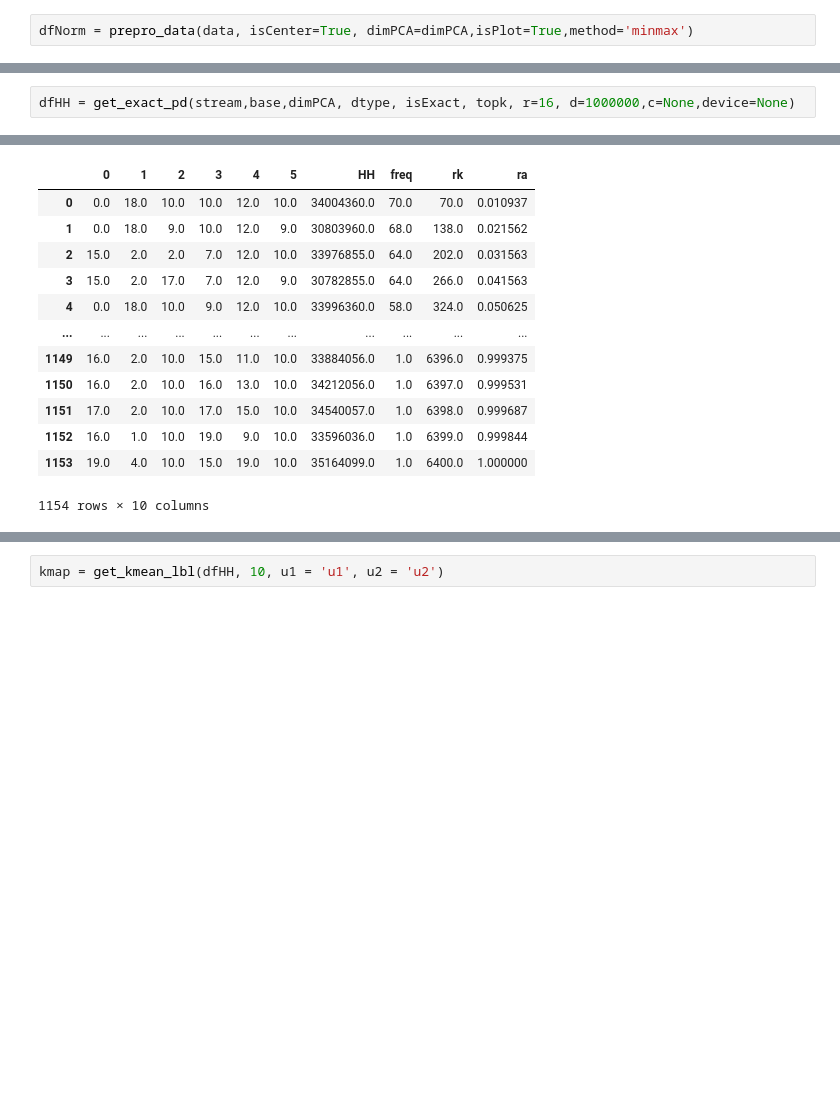
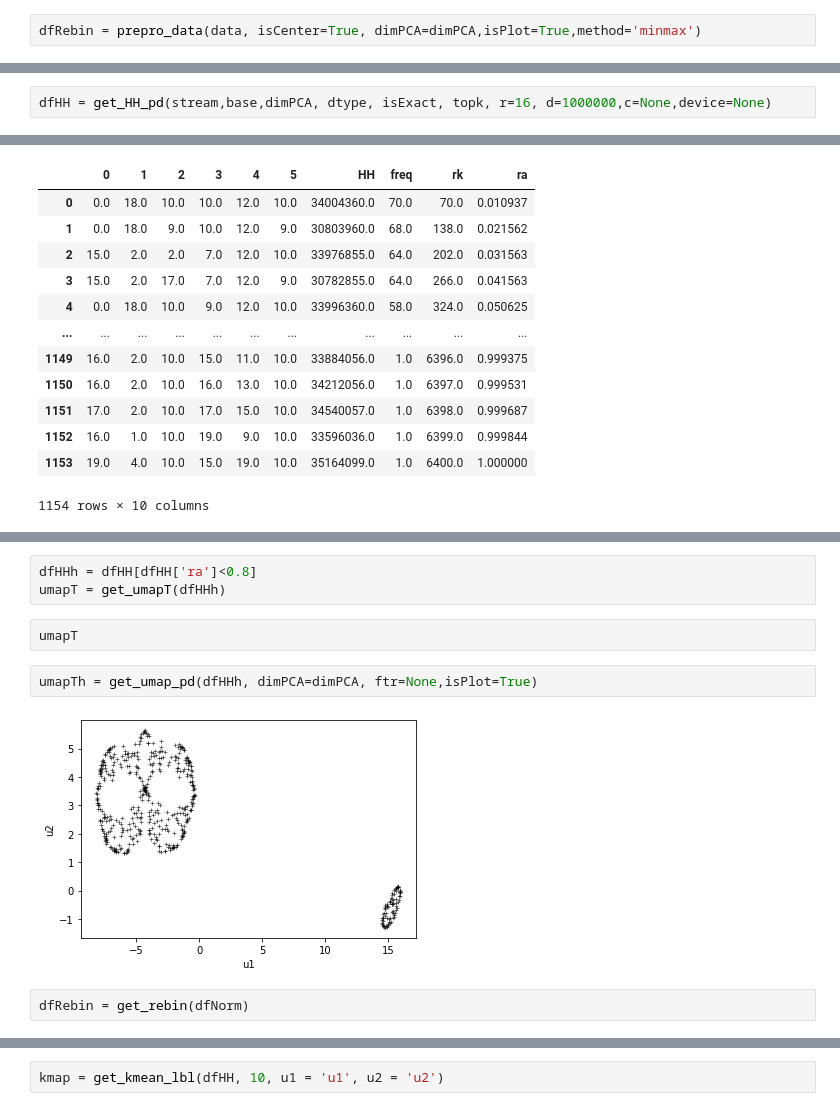
Before and after one commit to ViskaWei/hill-sketch, a Jupyter notebook: hillSketch/hill_sketch.ipynb, the cells around one changed output, grey strips where cells are left out. Saved outputs shown, nothing was run; the diff lists cells and outputs as text; blank space fills up the shorter version.

```diff
--- a/hillSketch/hill_sketch.ipynb
+++ b/hillSketch/hill_sketch.ipynb
@@ -27,5 +28,5 @@ dimPCA = 6
 # %%
-dfNorm = prepro_data(data, isCenter=True, dimPCA=dimPCA,isPlot=True,method='minmax')
+dfRebin = prepro_data(data, isCenter=True, dimPCA=dimPCA,isPlot=True,method='minmax')
 # %% [output]
 =============== PCA N_component: 6 ===============
 Explained Variance Ratio [0.885 0.073 0.037 0.003 0.001 0.001 0.    0.    0.    0.    0.    0.
@@ -48,7 +51,7 @@ dtype = 'uint64'
 isExact = True
 topk = None
 # %%
-dfHH = get_exact_pd(stream,base,dimPCA, dtype, isExact, topk, r=16, d=1000000,c=None,device=None)
+dfHH = get_HH_pd(stream,base,dimPCA, dtype, isExact, topk, r=16, d=1000000,c=None,device=None)
 # %% [output]
 =============exact counting HHs==============
 exact counting time:0.00
@@ -72,0 +83,11 @@ from
+# %%
+dfHHh = dfHH[dfHH['ra']<0.8]
+umapT = get_umapT(dfHHh)
+# %%
+umapT
+# %%
+umapTh = get_umap_pd(dfHHh, dimPCA=dimPCA, ftr=None,isPlot=True)
+# %% [output]
+[figure, added]
+# %%
+dfRebin = get_rebin(dfNorm)
```
Also changed, not shown: parts of 9 cells of this notebook, 3 other files.
